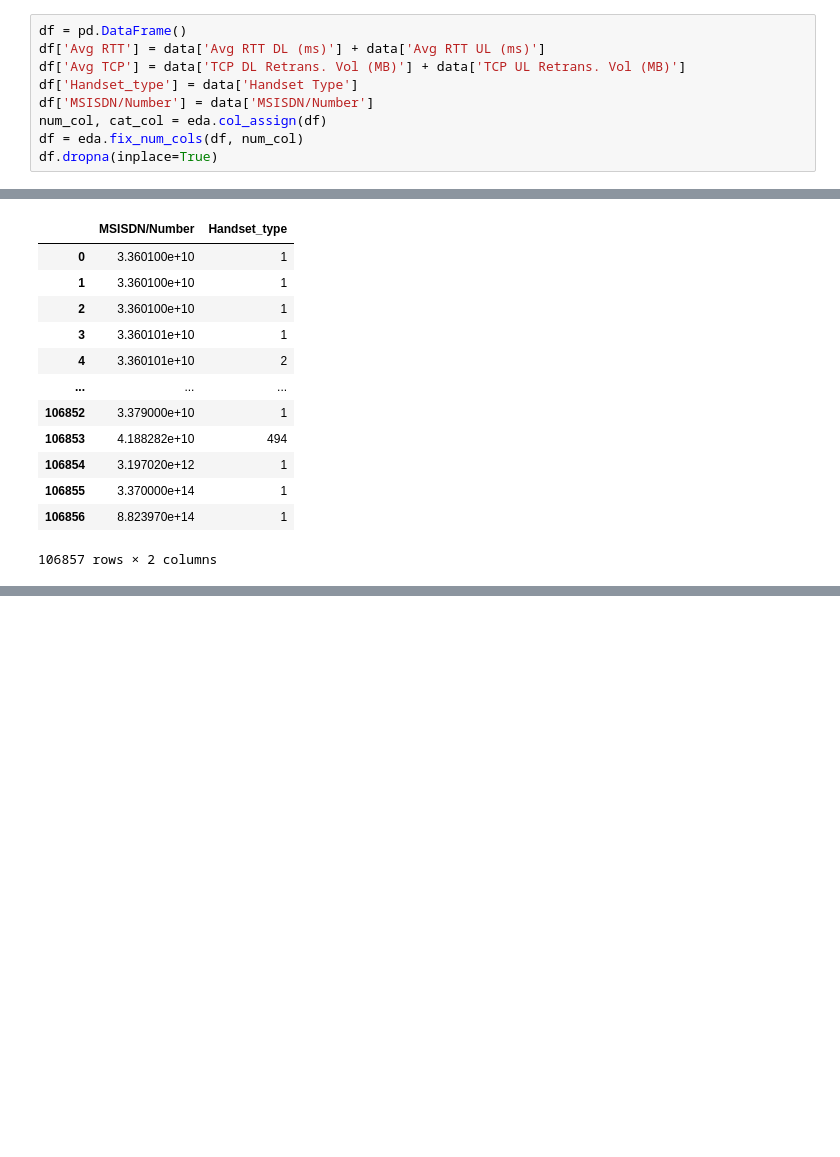
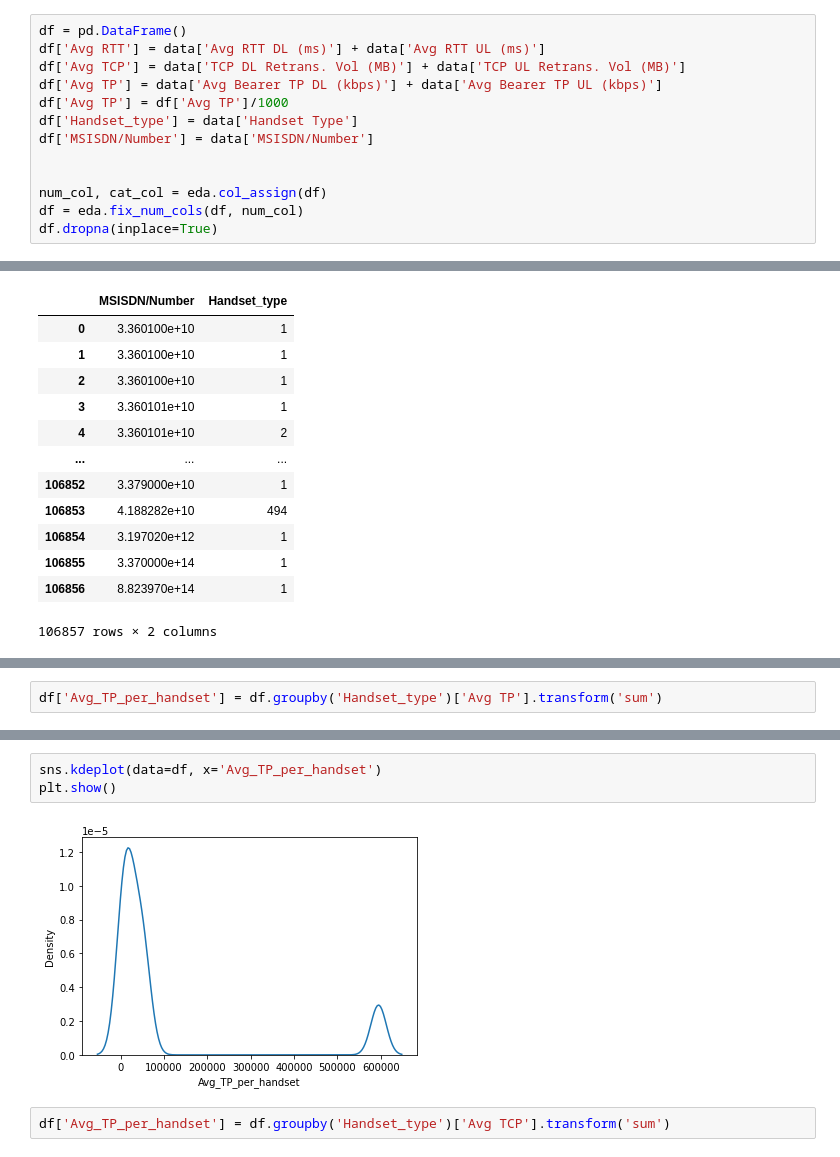
Before and after one commit to Victorolufemi/Tellco_Analysis, a Jupyter notebook: notebook/Task 3.ipynb, the cells around one changed output, grey strips where cells are left out. Cells and saved outputs as stored; diff of their text form; blank space fills up the shorter version.

```diff
--- a/notebook/Task 3.ipynb
+++ b/notebook/Task 3.ipynb
@@ -19,8 +20,12 @@ data = eda.fix_outlier(data, outliers)
 df = pd.DataFrame()
 df['Avg RTT'] = data['Avg RTT DL (ms)'] + data['Avg RTT UL (ms)']
 df['Avg TCP'] = data['TCP DL Retrans. Vol (MB)'] + data['TCP UL Retrans. Vol (MB)']
+df['Avg TP'] = data['Avg Bearer TP DL (kbps)'] + data['Avg Bearer TP UL (kbps)']
+df['Avg TP'] = df['Avg TP']/1000
 df['Handset_type'] = data['Handset Type']
 df['MSISDN/Number'] = data['MSISDN/Number']
+
+
 num_col, cat_col = eda.col_assign(df)
 df = eda.fix_num_cols(df, num_col)
 df.dropna(inplace=True)
@@ -90,0 +167,2 @@ avghandset
+# %%
+df['Avg_TP_per_handset'] = df.groupby('Handset_type')['Avg TP'].transform('sum')
@@ -90,0 +184,7 @@ avghandset
+# %%
+sns.kdeplot(data=df, x='Avg_TP_per_handset')
+plt.show()
+# %% [output]
+[figure, added]
+# %%
+df['Avg_TP_per_handset'] = df.groupby('Handset_type')['Avg TCP'].transform('sum')
```
Also changed, not shown: parts of 16 cells of this notebook, 1 other file.
